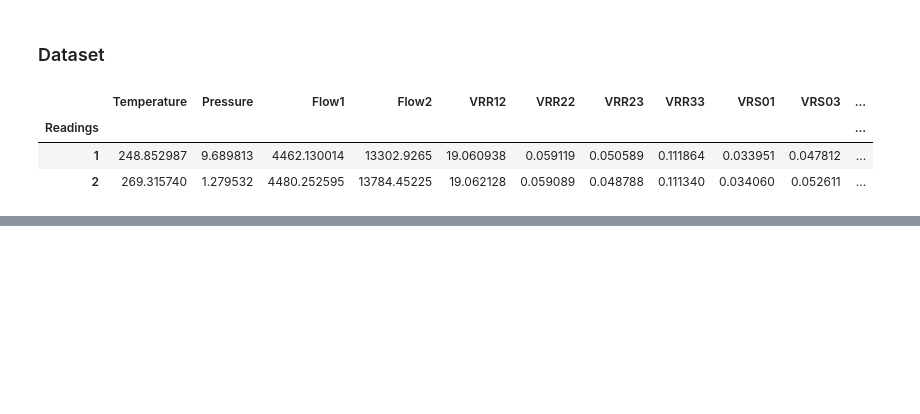
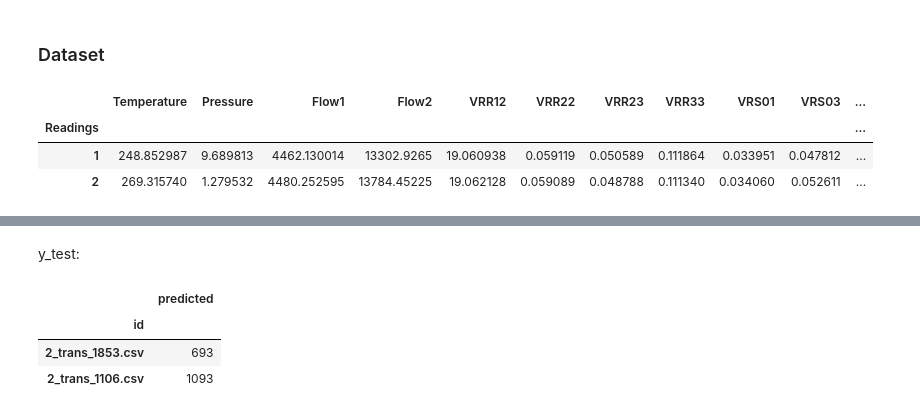
Before and after one commit to waico/tsad, a Jupyter notebook: Tutorials/datasets-importing.ipynb, the cells around one changed output, grey strips where cells are left out. Cells and saved outputs as stored; diff of their text form; code cells hidden in the pictures; blank space fills up the shorter version.

```diff
--- a/Tutorials/datasets-importing.ipynb
+++ b/Tutorials/datasets-importing.ipynb
@@ -267,0 +326,9 @@ dataset.frame.head(2)
+# %% [markdown]
+y_test:
+# %%
+dataset.frame[3].head(2)
+# %% [output]
+|  | predicted |
+| id |  |
+| 2_trans_1853.csv | 693 |
+| 2_trans_1106.csv | 1093 |
```
Also changed, not shown: parts of 14 cells of this notebook, 1 other file.
